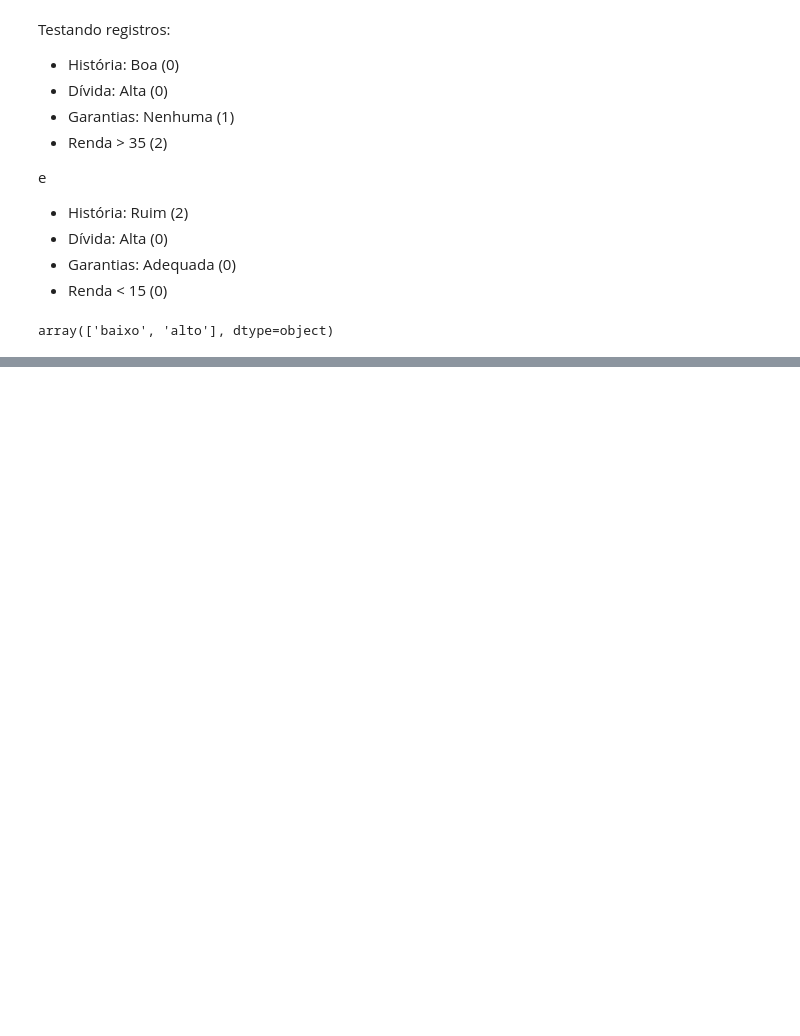
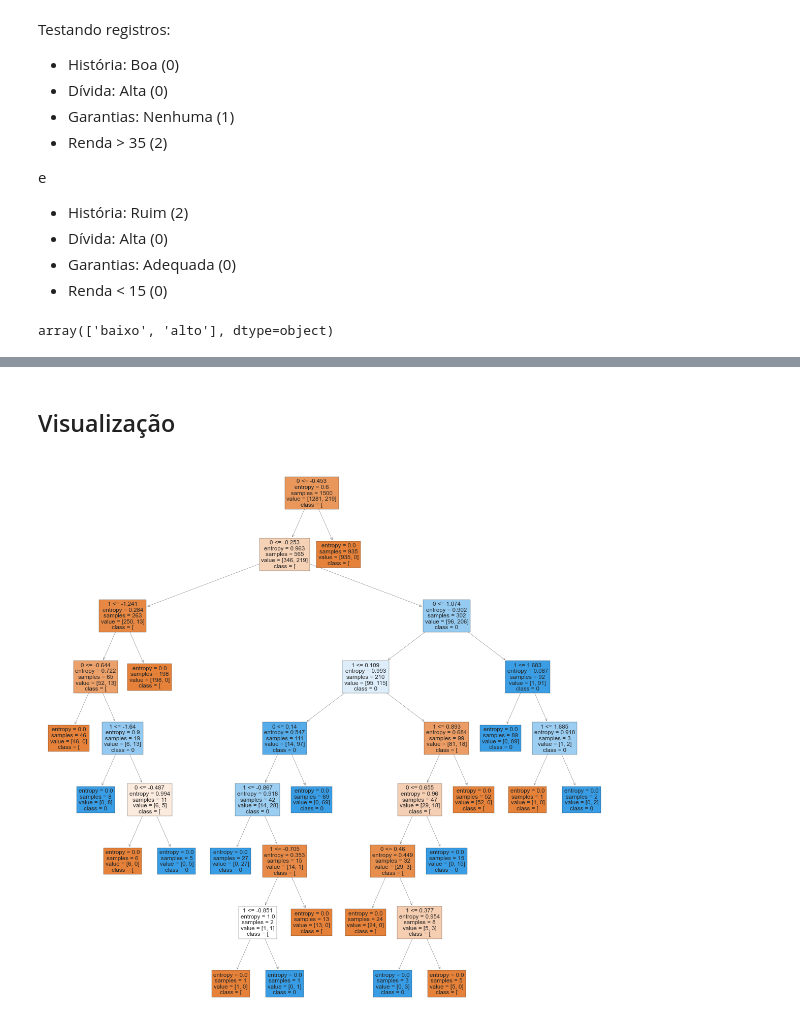
Before and after one commit to njuliacsouza/_IAExpert, a Jupyter notebook: 3. Machine Learning e Data Science com Python de A à Z/notebooks_aulas/01.3 - Árvore de Decisão.ipynb, the cells around one changed output, grey strips where cells are left out. Drawn from its saved outputs; the diff is of its cells as text; code cells hidden in the pictures; blank space fills up the shorter version.

```diff
--- a/3. Machine Learning e Data Science com Python de A à Z/notebooks_aulas/01.3 - Árvore de Decisão.ipynb
+++ b/3. Machine Learning e Data Science com Python de A à Z/notebooks_aulas/01.3 - Árvore de Decisão.ipynb
@@ -100,0 +166,8 @@ array(['baixo', 'alto'], dtype=object)
+# %% [markdown]
+## Visualização
+# %%
+previsores = ['income','age','loan']
+fix, ax = plt.subplots(nrows=1, ncols=1, figsize=[20,20])
+tree.plot_tree(arvore_credit, feature_names=previsoes, class_names=str(arvore_credit.classes_), filled=True);
+# %% [output]
+[figure, added]
```
Also changed, not shown: parts of 25 cells of this notebook, 1 other file.
